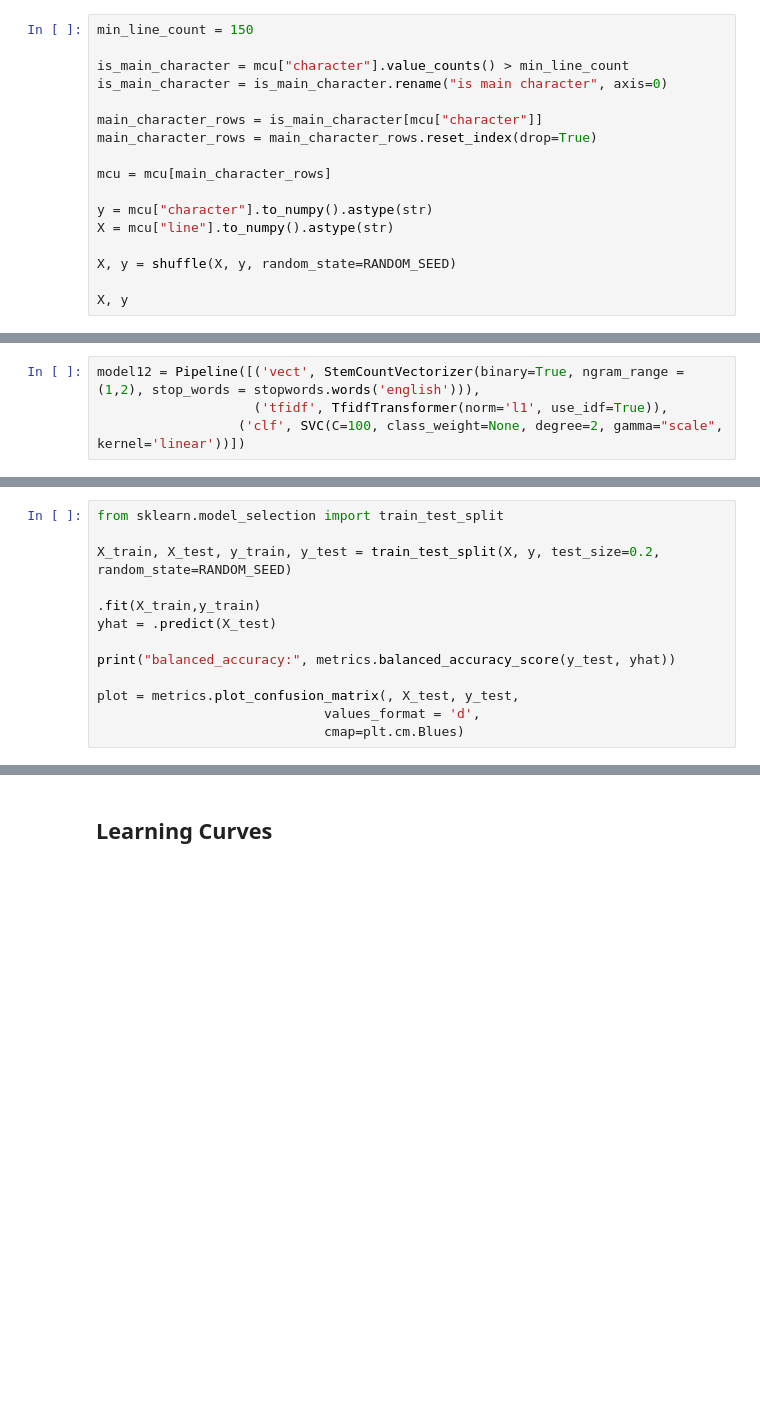
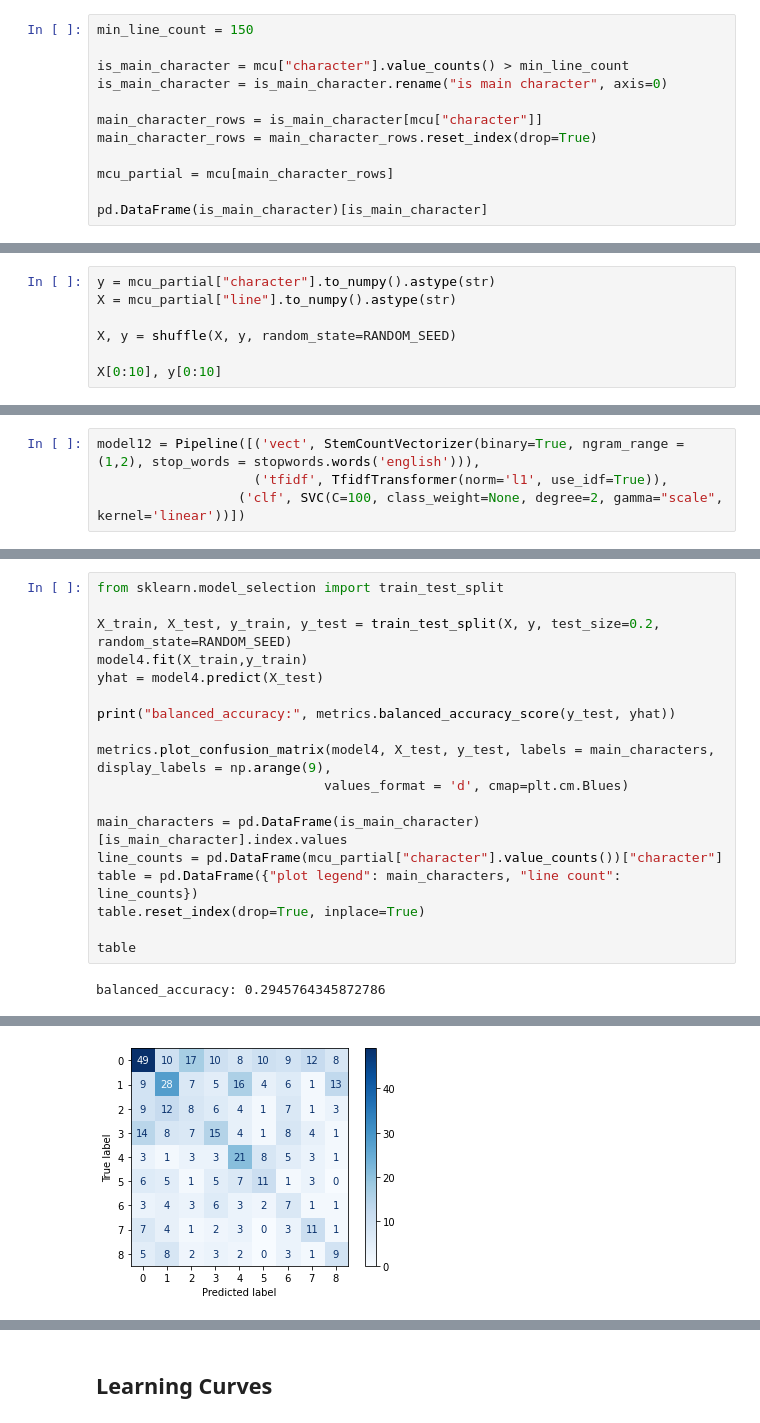
Before and after one commit to prestondunton/marvel-dialogue-nlp, a Jupyter notebook: Final Report.ipynb, the cells around one changed output, grey strips where cells are left out. Cells and saved outputs as stored; diff of their text form; blank space fills up the shorter version.

```diff
--- a/Final Report.ipynb
+++ b/Final Report.ipynb
@@ -172,11 +195,6 @@ is_main_character = is_main_character.rename("is main character", axis=0)
 main_character_rows = is_main_character[mcu["character"]]
 main_character_rows = main_character_rows.reset_index(drop=True)
 
-mcu = mcu[main_character_rows]
+mcu_partial = mcu[main_character_rows]
 
-y = mcu["character"].to_numpy().astype(str)
-X = mcu["line"].to_numpy().astype(str)
-
-X, y = shuffle(X, y, random_state=RANDOM_SEED)
-
-X, y
+pd.DataFrame(is_main_character)[is_main_character]
@@ -182,0 +212,7 @@ X, y
+# %%
+y = mcu_partial["character"].to_numpy().astype(str)
+X = mcu_partial["line"].to_numpy().astype(str)
+
+X, y = shuffle(X, y, random_state=RANDOM_SEED)
+
+X[0:10], y[0:10]
@@ -642,12 +769,19 @@ Below is a confusion matrix generated by training our best model, model **BLANK*
 from sklearn.model_selection import train_test_split
 
 X_train, X_test, y_train, y_test = train_test_split(X, y, test_size=0.2, random_state=RANDOM_SEED)
-
-.fit(X_train,y_train)
-yhat = .predict(X_test)
+model4.fit(X_train,y_train)
+yhat = model4.predict(X_test)
 
 print("balanced_accuracy:", metrics.balanced_accuracy_score(y_test, yhat))
 
-plot = metrics.plot_confusion_matrix(, X_test, y_test,
-                             values_format = 'd',
-                             cmap=plt.cm.Blues)
+metrics.plot_confusion_matrix(model4, X_test, y_test, labels = main_characters, display_labels = np.arange(9),
+                             values_format = 'd', cmap=plt.cm.Blues)
+
+main_characters = pd.DataFrame(is_main_character)[is_main_character].index.values
+line_counts = pd.DataFrame(mcu_partial["character"].value_counts())["character"]
+table = pd.DataFrame({"plot legend": main_characters, "line count": line_counts})
+table.reset_index(drop=True, inplace=True)
+
+table
+# %% [output]
+balanced_accuracy: 0.2945764345872786
@@ -653,0 +798 @@ plot = metrics.plot_confusion_matrix(, X_test, y_test,
+[figure, added]
```
Also changed, not shown: parts of 36 cells of this notebook.
